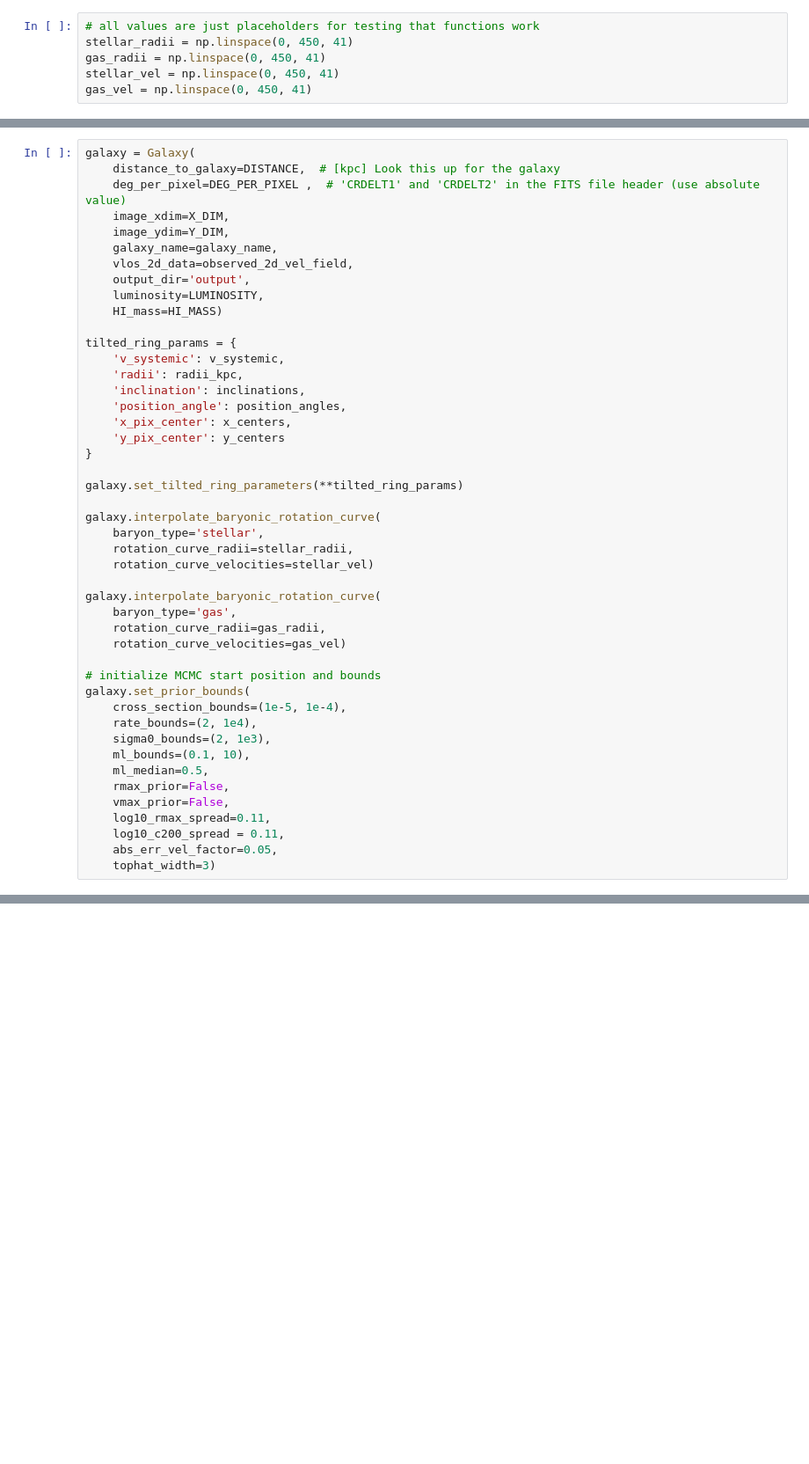
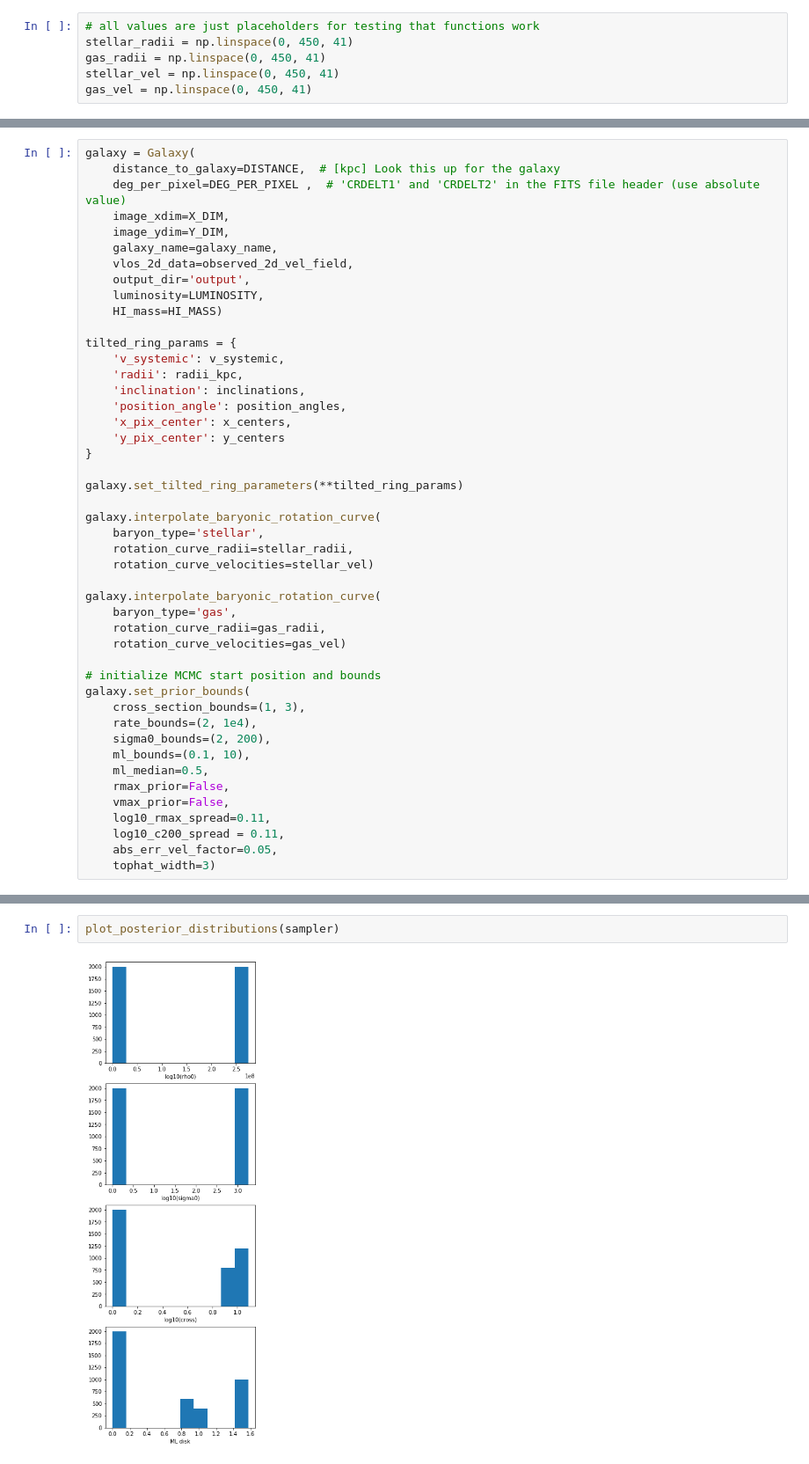
Before and after one commit to AnnaKwa/little-things, a Jupyter notebook: notebooks/fit_galaxy_model.ipynb, the cells around one changed output, grey strips where cells are left out. Shown at 88% size. Cells and saved outputs as stored; diff of their text form; blank space fills up the shorter version.

Commit message:
add plotting functions to lib and notebook

```diff
--- a/notebooks/fit_galaxy_model.ipynb
+++ b/notebooks/fit_galaxy_model.ipynb
@@ -121,9 +127,9 @@ galaxy.interpolate_baryonic_rotation_curve(
 
 # initialize MCMC start position and bounds
 galaxy.set_prior_bounds(
-    cross_section_bounds=(1e-5, 1e-4),
+    cross_section_bounds=(1, 3),
     rate_bounds=(2, 1e4),
-    sigma0_bounds=(2, 1e3),
+    sigma0_bounds=(2, 200),
     ml_bounds=(0.1, 10),
     ml_median=0.5,
     rmax_prior=False,
@@ -181,0 +175,4 @@ using no baryon NFW approx
+# %%
+plot_posterior_distributions(sampler)
+# %% [output]
+[figure, added]
```
Also changed, not shown: parts of 5 cells of this notebook, 3 other files.
